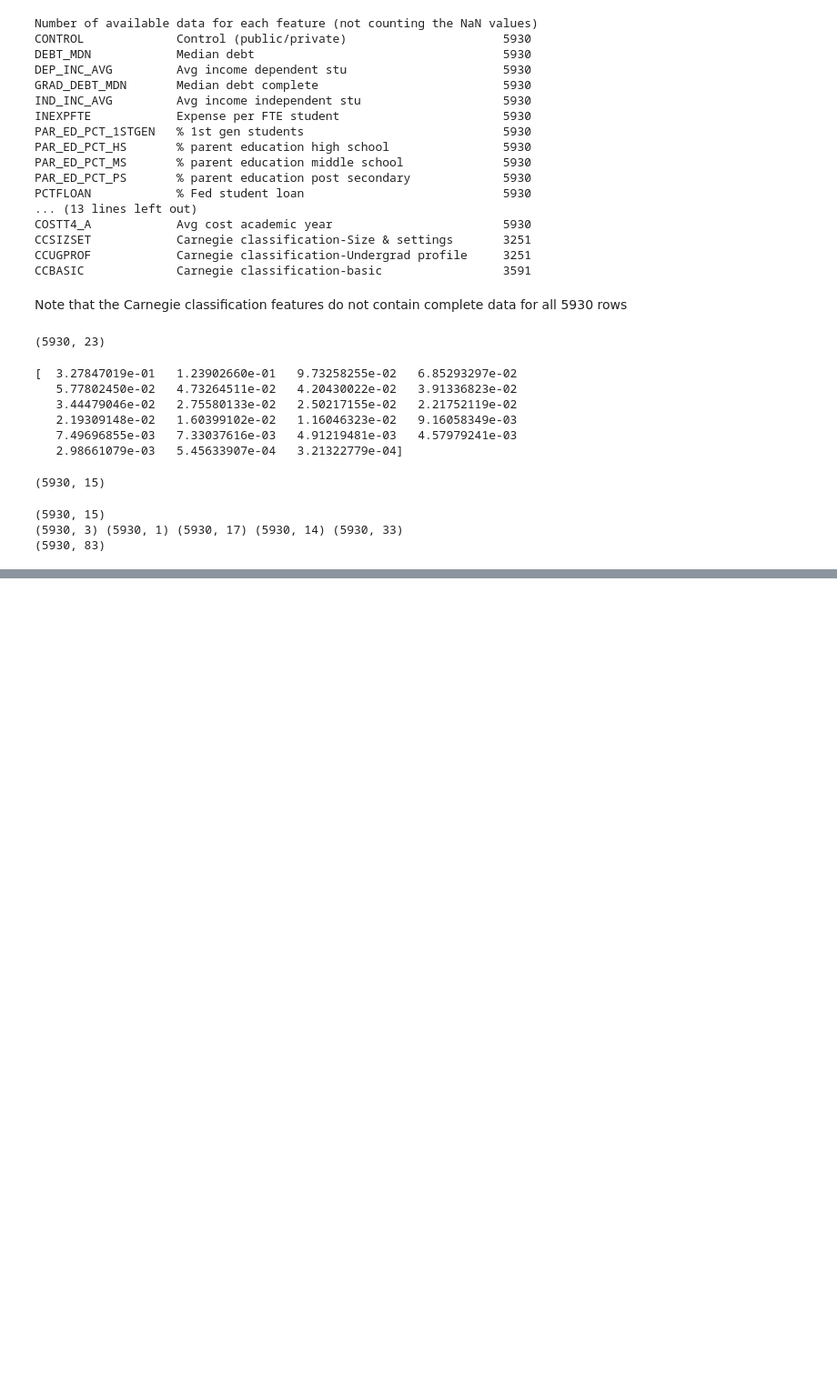
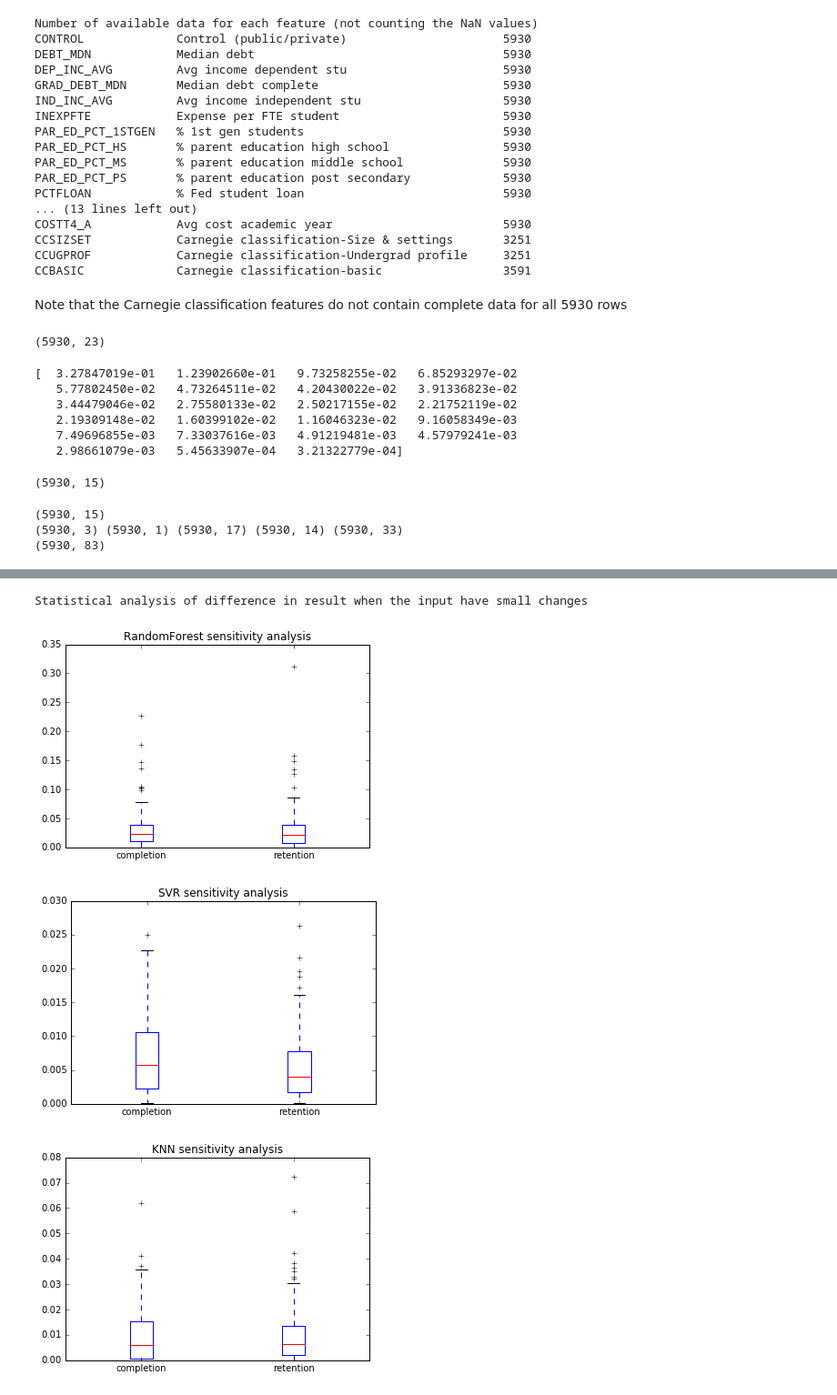
Before and after one commit to reynardmh/mlnd-projects, a Jupyter notebook: p5/CollegeScorecard_Raw_Data/model-5-standard-scaler.ipynb, the cells around one changed output, grey strips where cells are left out. Shown at 91% size. Drawn from its saved outputs; the diff is of its cells as text; code cells hidden in the pictures; blank space fills up the shorter version.

```diff
--- a/p5/CollegeScorecard_Raw_Data/model-5-standard-scaler.ipynb
+++ b/p5/CollegeScorecard_Raw_Data/model-5-standard-scaler.ipynb
@@ -381,7 +391,7 @@ def build_RandomForest_model_nested(X_train, X_test, y_train, y_test, n_estimato
 
     return (reg1, reg2, r2score_reg1, r2score_reg2)
 
-RForest_reg1, RForest_reg2, RF_c150_nested_r2, RF_ret_nested_r2 = \
+RForest_nested_reg1, RForest_nested_reg2, RF_c150_nested_r2, RF_ret_nested_r2 = \
     build_RandomForest_model_nested(X_train, X_test, y_train, y_test, n_estimators=400)
 # %% [output]
 --- Completion ---
@@ -524,0 +474,44 @@ dtype: float64
+# %%
+## Sensitivity analysis
+def final_nested_model_predict(reg1, reg2, X):
+    y1_predicted = reg1.predict(X)
+    X1 = np.concatenate((X, reshape_y(y1_predicted)), axis=1)
+    y2_predicted = reg2.predict(X1)
+    return y1_predicted, y2_predicted
+
+def final_model_predict(reg1, reg2, X):
+    y1_predicted = reg1.predict(X)
+    y2_predicted = reg2.predict(X)
+    return y1_predicted, y2_predicted
+
+def sensitivity_analysis(reg1, reg2, data, title=''):
+    delta_y1, delta_y2 = [], []
+
+    for i, row in enumerate(data):
+        X_nearby = row.copy()
+        for j, a in enumerate(X_nearby):
+            span = X_train[:,j].max() - X_train[:,j].min()
+            if j < 15:
+                X_nearby[j] += span/200
+
+        y1p, y2p = final_model_predict(reg1, reg2, [row]) # predicted value
+        y1pn, y2pn = final_model_predict(reg1, reg2, [X_nearby]) # predicted nearby value
+        delta_y1.append(abs(y1pn[0] - y1p[0]))
+        delta_y2.append(abs(y2pn[0] - y2p[0]))
+
+    plt.title("{} sensitivity analysis".format(title))
+    plt.boxplot([delta_y1, delta_y2], labels=['completion', 'retention'])
+    plt.show()
+
+print "Statistical analysis of difference in result when the input have small changes"
+# Just test on a subset of the data (because it's really slow)
+X_train_subset = X_train[np.random.choice(len(X_train), 100, replace=False)]
+
+sensitivity_analysis(RForest_reg1, RForest_reg2, data=X_train_subset, title='RandomForest')
+sensitivity_analysis(SVR_reg1, SVR_reg2, data=X_train_subset, title='SVR')
+sensitivity_analysis(KNN_reg1, KNN_reg2, data=X_train_subset, title='KNN')
+# %% [output]
+Statistical analysis of difference in result when the input have small changes
+[figure, added]
+[figure, added]
+[figure, added]
```
Also changed, not shown: parts of 21 cells of this notebook, 3 other files.
